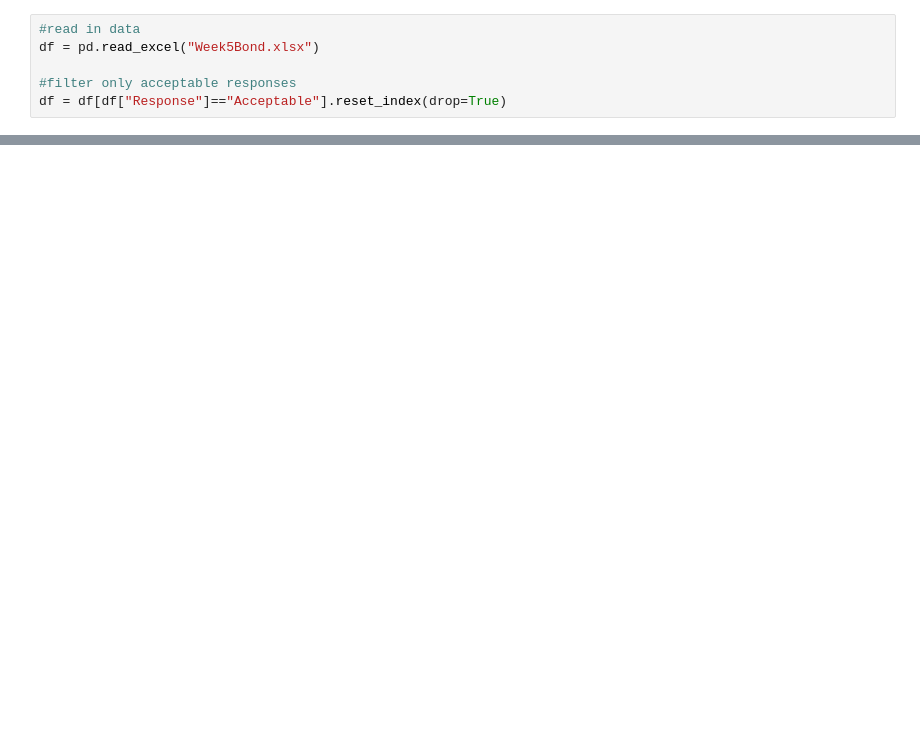
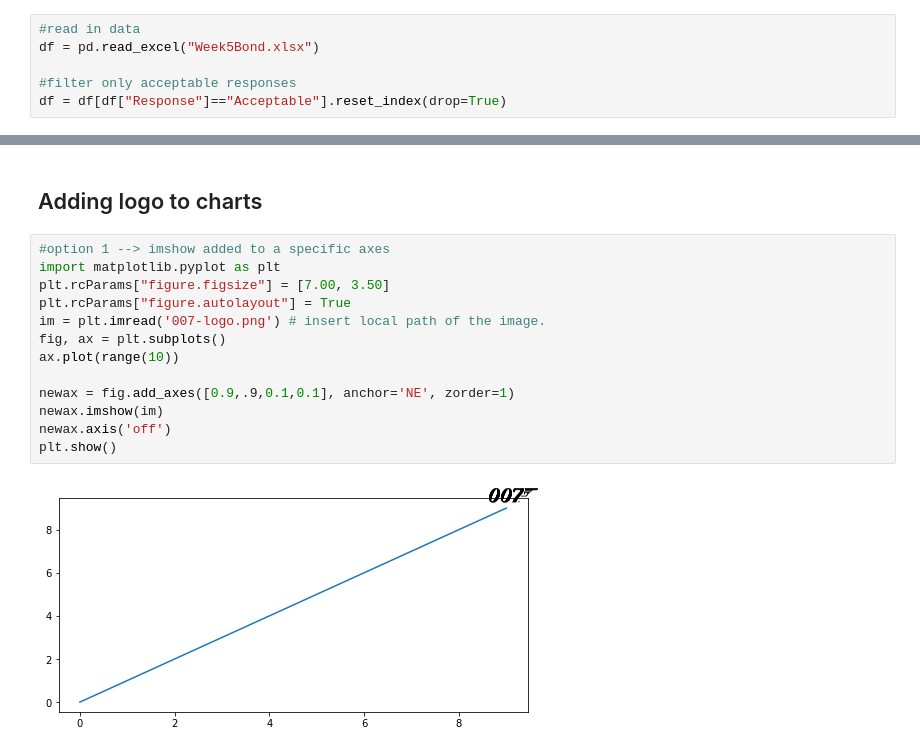
Before and after one commit to Lisa-Ho/makeover-monday, a Jupyter notebook: 2020-W05/MakeoverMonday2020W05.ipynb, the cells around one changed output, grey strips where cells are left out. Saved outputs shown, nothing was run; the diff lists cells and outputs as text; blank space fills up the shorter version.

```diff
--- a/2020-W05/MakeoverMonday2020W05.ipynb
+++ b/2020-W05/MakeoverMonday2020W05.ipynb
@@ -83,0 +100,17 @@ plt.show()
+# %% [markdown]
+## Adding logo to charts
+# %%
+#option 1 --> imshow added to a specific axes
+import matplotlib.pyplot as plt
+plt.rcParams["figure.figsize"] = [7.00, 3.50]
+plt.rcParams["figure.autolayout"] = True
+im = plt.imread('007-logo.png') # insert local path of the image.
+fig, ax = plt.subplots()
+ax.plot(range(10))
+
+newax = fig.add_axes([0.9,.9,0.1,0.1], anchor='NE', zorder=1)
+newax.imshow(im)
+newax.axis('off')
+plt.show()
+# %% [output]
+[figure, added]
```
Also changed, not shown: parts of 11 cells of this notebook, 1 other file.
